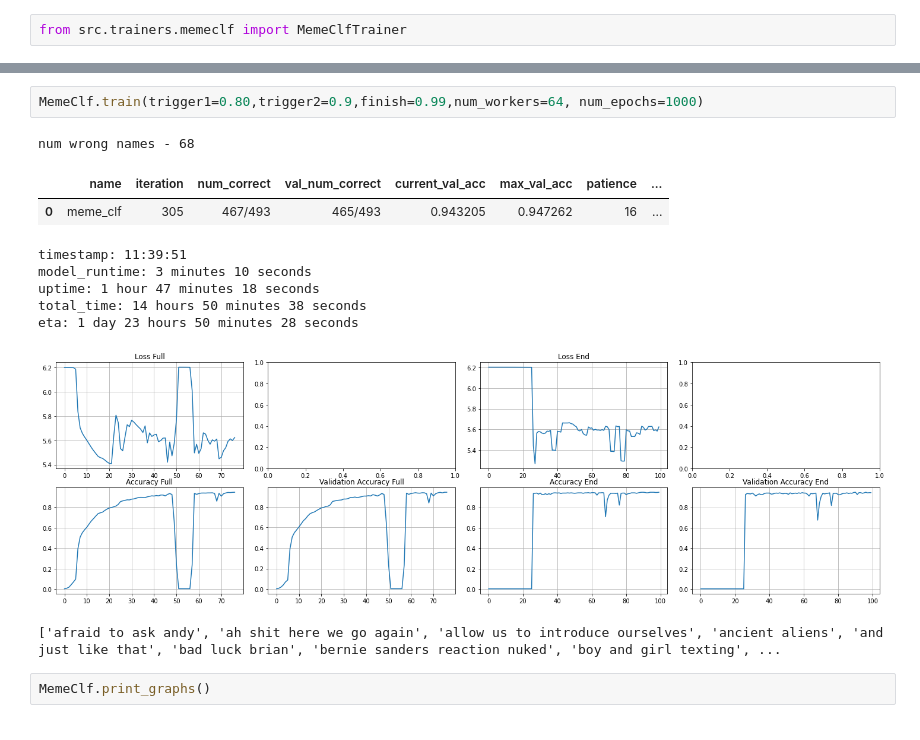
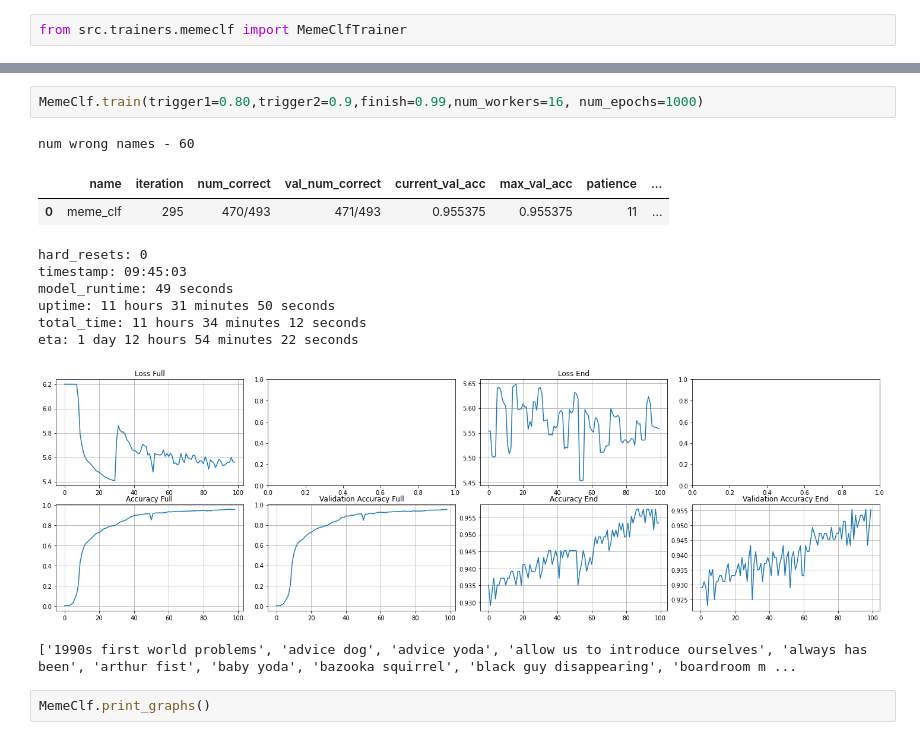
Before and after one commit to Distortedlogic/Memehub-Controllers, a Jupyter notebook: MemeClf_train.ipynb, the cells around one changed output, grey strips where cells are left out. Cells and saved outputs as stored; diff of their text form.

```diff
--- a/MemeClf_train.ipynb
+++ b/MemeClf_train.ipynb
@@ -7,16 +7,17 @@ Do you want fresh?
 # %%
-MemeClf.train(trigger1=0.80,trigger2=0.9,finish=0.99,num_workers=64, num_epochs=1000)
+MemeClf.train(trigger1=0.80,trigger2=0.9,finish=0.99,num_workers=16, num_epochs=1000)
 # %% [output]
-num wrong names - 68
+num wrong names - 60
 |  | name | iteration | num_correct | val_num_correct | current_val_acc | max_val_acc | patience | ... |
-| 0 | meme_clf | 305 | 467/493 | 465/493 | 0.943205 | 0.947262 | 16 | ... |
+| 0 | meme_clf | 295 | 470/493 | 471/493 | 0.955375 | 0.955375 | 11 | ... |
-timestamp: 11:39:51
-model_runtime: 3 minutes 10 seconds
-uptime: 1 hour 47 minutes 18 seconds
-total_time: 14 hours 50 minutes 38 seconds
-eta: 1 day 23 hours 50 minutes 28 seconds
+hard_resets: 0
+timestamp: 09:45:03
+model_runtime: 49 seconds
+uptime: 11 hours 31 minutes 50 seconds
+total_time: 11 hours 34 minutes 12 seconds
+eta: 1 day 12 hours 54 minutes 22 seconds
-[figure, old version]
+[figure, new version]
-['afraid to ask andy', 'ah shit here we go again', 'allow us to introduce ourselves', 'ancient aliens', 'and just like that', 'bad luck brian', 'bernie sanders reaction nuked', 'boy and girl texting', ...
+['1990s first world problems', 'advice dog', 'advice yoda', 'allow us to introduce ourselves', 'always has been', 'arthur fist', 'baby yoda', 'bazooka squirrel', 'black guy disappearing', 'boardroom m ...
 # %%
 MemeClf.print_graphs()
 # %%
```
Also changed, not shown: parts of 1 cell of this notebook, 15 other files.
